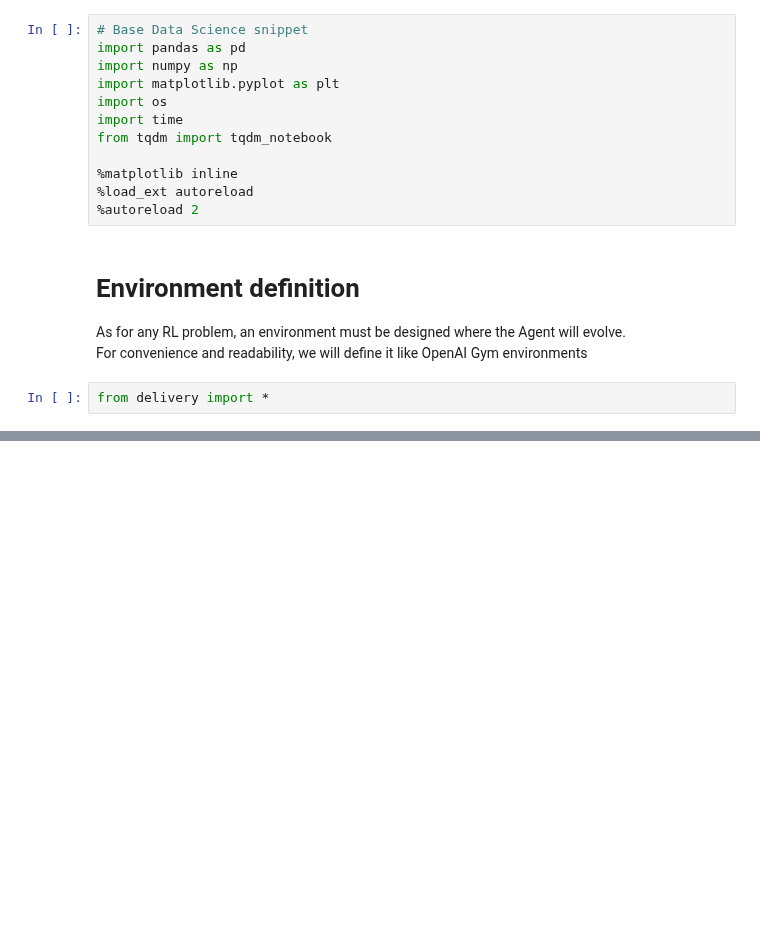
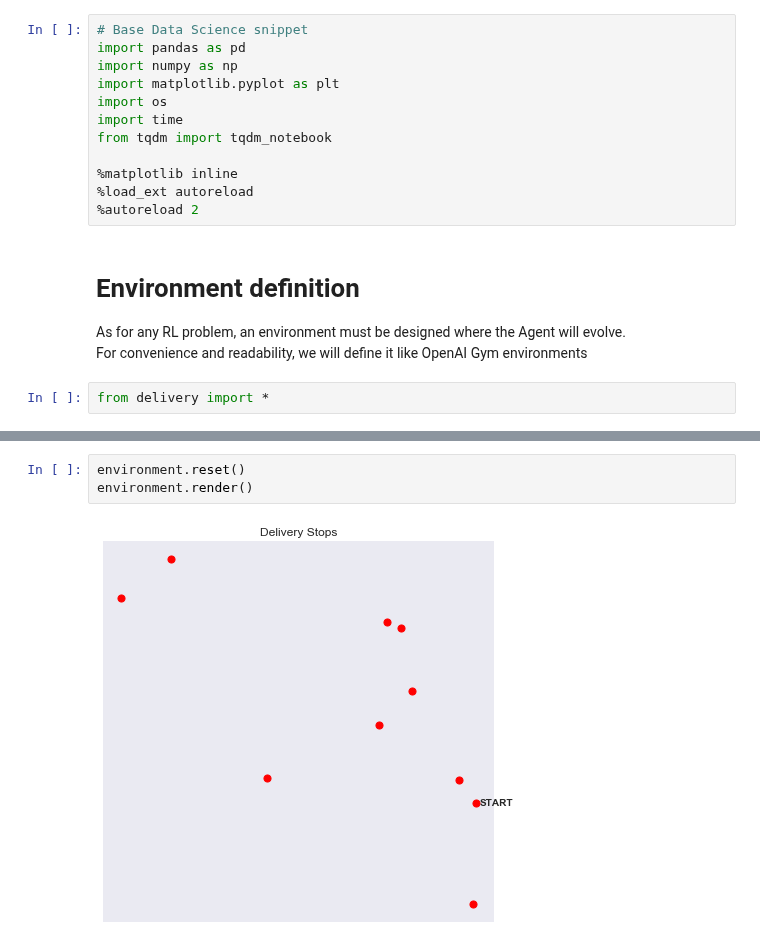
Before and after one commit to TheoLvs/reinforcement-learning, a Jupyter notebook: 5. Delivery Optimization/Optimizing delivery with Reinforcement Learning.ipynb, the cells around one changed output, grey strips where cells are left out. Drawn from its saved outputs; the diff is of its cells as text; blank space fills up the shorter version.

```diff
--- a/5. Delivery Optimization/Optimizing delivery with Reinforcement Learning.ipynb
+++ b/5. Delivery Optimization/Optimizing delivery with Reinforcement Learning.ipynb
@@ -43,0 +97,5 @@ env.render()
+# %%
+environment.reset()
+environment.render()
+# %% [output]
+[figure, added]
```
Also changed, not shown: parts of 15 cells of this notebook, 1 other file.
